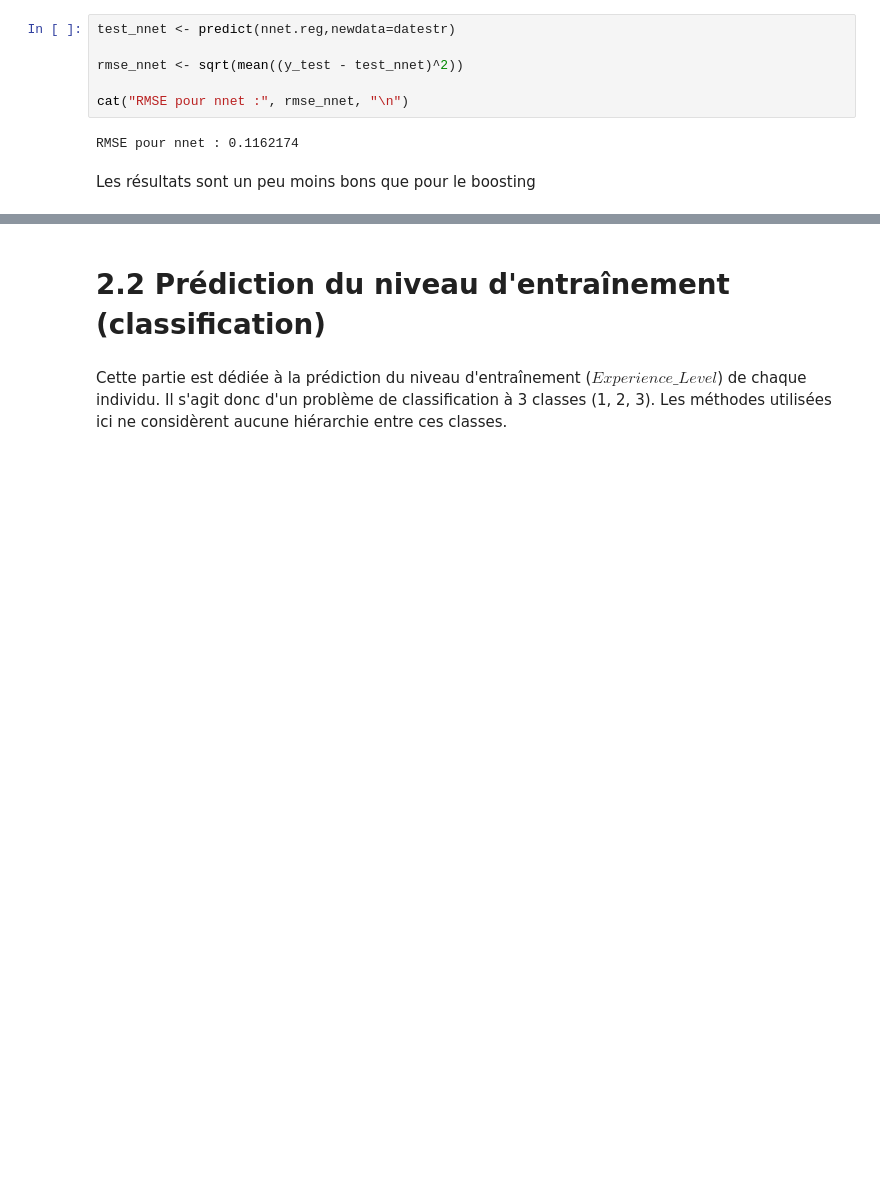
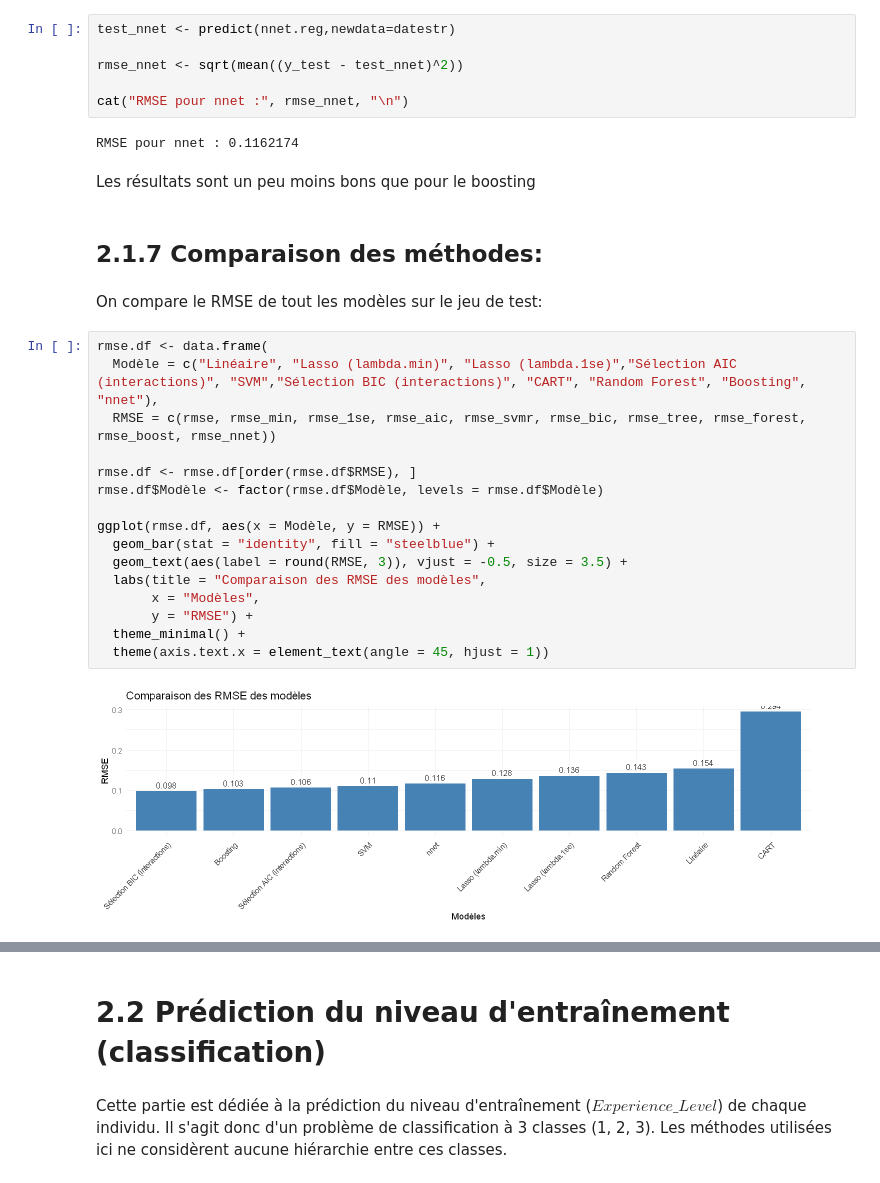
Before and after one commit to Edgar-Neboit/Projet_ML, a Jupyter notebook: Projet_ML_R.ipynb, the cells around one changed output, grey strips where cells are left out. Saved outputs shown, nothing was run; the diff lists cells and outputs as text; blank space fills up the shorter version.

Commit message:
conclusion comparaison des méthodes regression

```diff
--- a/Projet_ML_R.ipynb
+++ b/Projet_ML_R.ipynb
@@ -1013,3 +1040,25 @@ cat("RMSE pour nnet :", rmse_nnet, "\n")
 RMSE pour nnet : 0.1162174
 # %% [markdown]
 Les résultats sont un peu moins bons que pour le boosting
+# %% [markdown]
+## 2.1.7 Comparaison des méthodes:
+# %% [markdown]
+On compare le RMSE de tout les modèles sur le jeu de test:
+# %%
+rmse.df <- data.frame(
+  Modèle = c("Linéaire", "Lasso (lambda.min)", "Lasso (lambda.1se)","Sélection AIC (interactions)", "SVM","Sélection BIC (interactions)", "CART", "Random Forest", "Boosting", "nnet"),
+  RMSE = c(rmse, rmse_min, rmse_1se, rmse_aic, rmse_svmr, rmse_bic, rmse_tree, rmse_forest, rmse_boost, rmse_nnet))
+
+rmse.df <- rmse.df[order(rmse.df$RMSE), ]
+rmse.df$Modèle <- factor(rmse.df$Modèle, levels = rmse.df$Modèle)
+
+ggplot(rmse.df, aes(x = Modèle, y = RMSE)) +
+  geom_bar(stat = "identity", fill = "steelblue") +
+  geom_text(aes(label = round(RMSE, 3)), vjust = -0.5, size = 3.5) +
+  labs(title = "Comparaison des RMSE des modèles",
+       x = "Modèles",
+       y = "RMSE") +
+  theme_minimal() +
+  theme(axis.text.x = element_text(angle = 45, hjust = 1))
+# %% [output]
+[figure, added]
```
Also changed, not shown: parts of 6 cells of this notebook.
